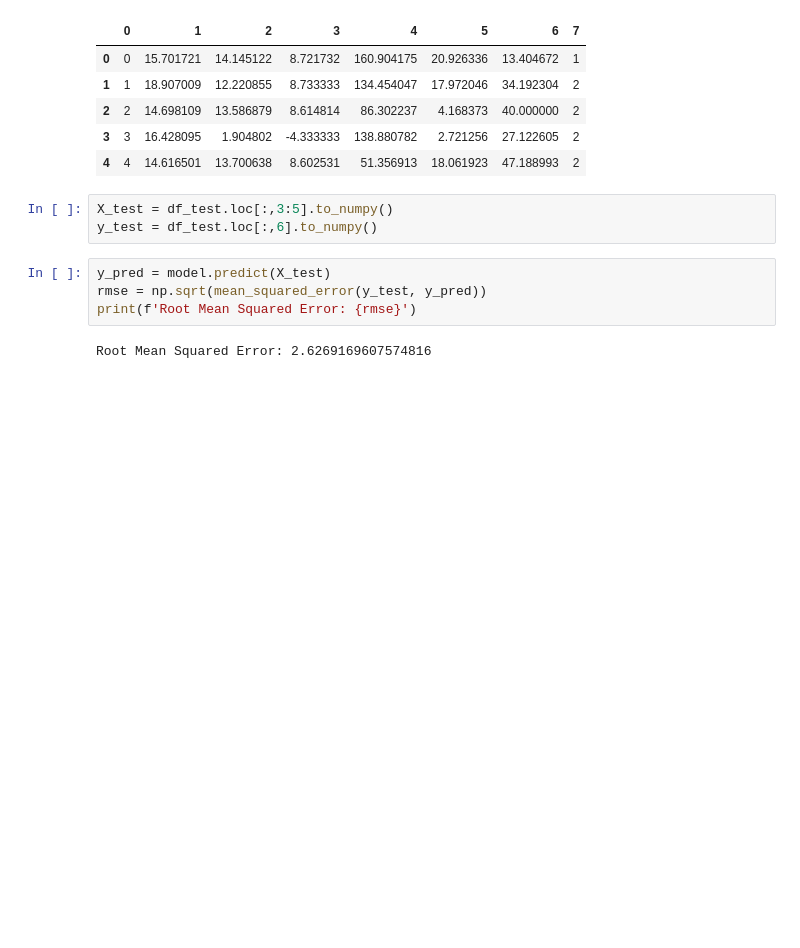
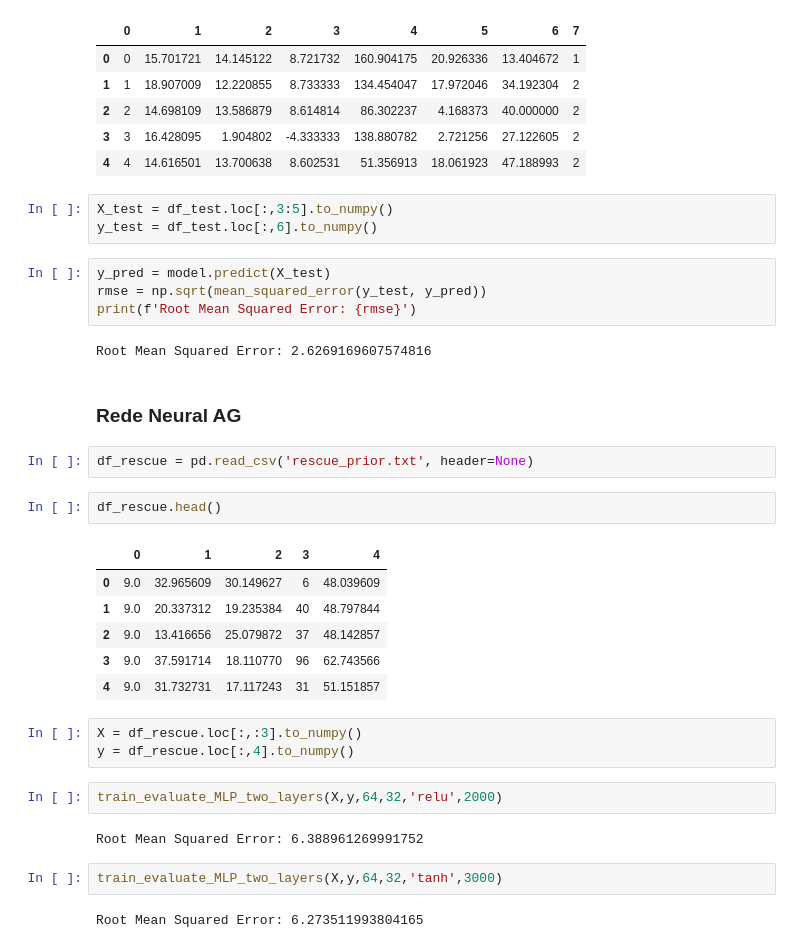
Before and after one commit to tacla/VictimSim2, a Jupyter notebook: ex02_random_dfs/notebooks/RN_gravidade.ipynb, the cells around one changed output. Drawn from its saved outputs; the diff is of its cells as text; blank space fills up the shorter version.

```diff
--- a/ex02_random_dfs/notebooks/RN_gravidade.ipynb
+++ b/ex02_random_dfs/notebooks/RN_gravidade.ipynb
@@ -109,3 +109,27 @@ rmse = np.sqrt(mean_squared_error(y_test, y_pred))
 print(f'Root Mean Squared Error: {rmse}')
 # %% [output]
 Root Mean Squared Error: 2.6269169607574816
+# %% [markdown]
+### Rede Neural AG
+# %%
+df_rescue = pd.read_csv('rescue_prior.txt', header=None)
+# %%
+df_rescue.head()
+# %% [output]
+|  | 0 | 1 | 2 | 3 | 4 |
+| 0 | 9.0 | 32.965609 | 30.149627 | 6 | 48.039609 |
+| 1 | 9.0 | 20.337312 | 19.235384 | 40 | 48.797844 |
+| 2 | 9.0 | 13.416656 | 25.079872 | 37 | 48.142857 |
+| 3 | 9.0 | 37.591714 | 18.110770 | 96 | 62.743566 |
+| 4 | 9.0 | 31.732731 | 17.117243 | 31 | 51.151857 |
+# %%
+X = df_rescue.loc[:,:3].to_numpy()
+y = df_rescue.loc[:,4].to_numpy()
+# %%
+train_evaluate_MLP_two_layers(X,y,64,32,'relu',2000)
+# %% [output]
+Root Mean Squared Error: 6.388961269991752
+# %%
+train_evaluate_MLP_two_layers(X,y,64,32,'tanh',3000)
+# %% [output]
+Root Mean Squared Error: 6.273511993804165
```
Also changed, not shown: parts of 14 cells of this notebook, 19 other files.
